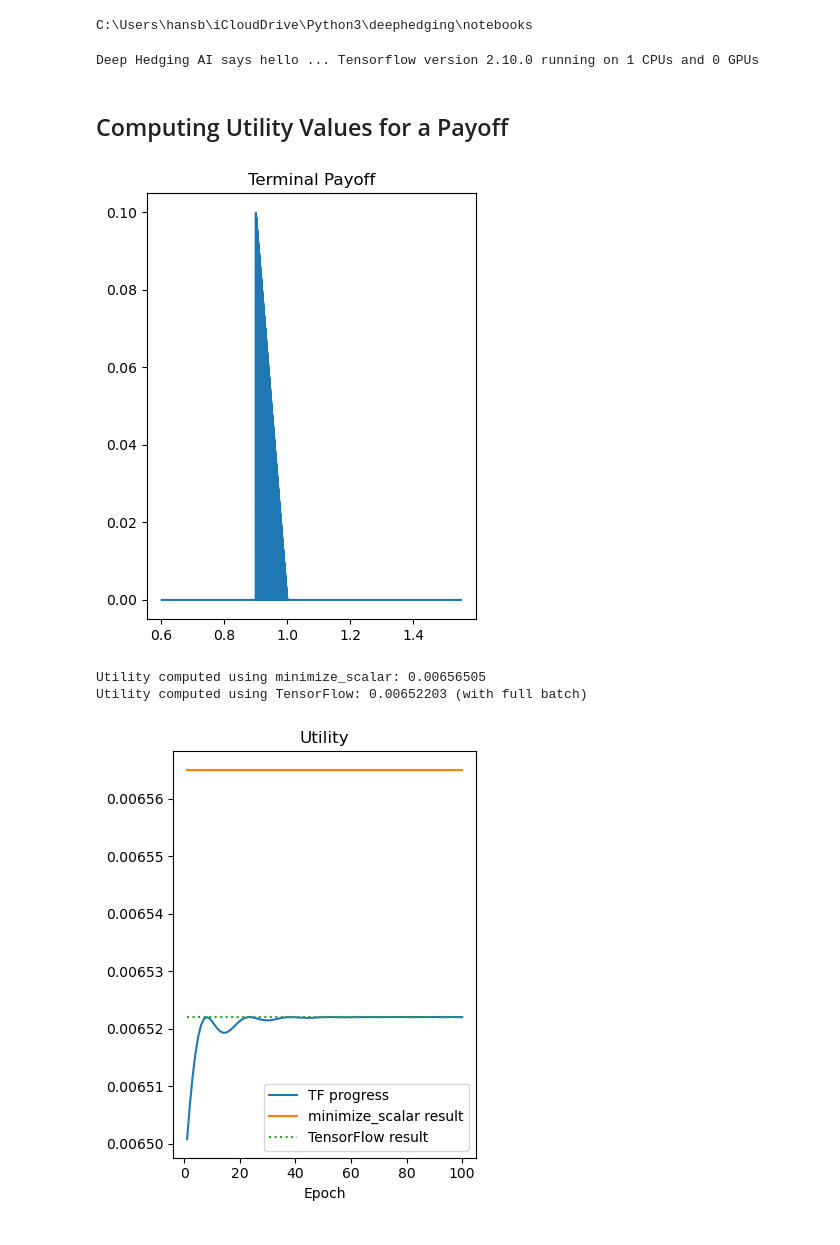
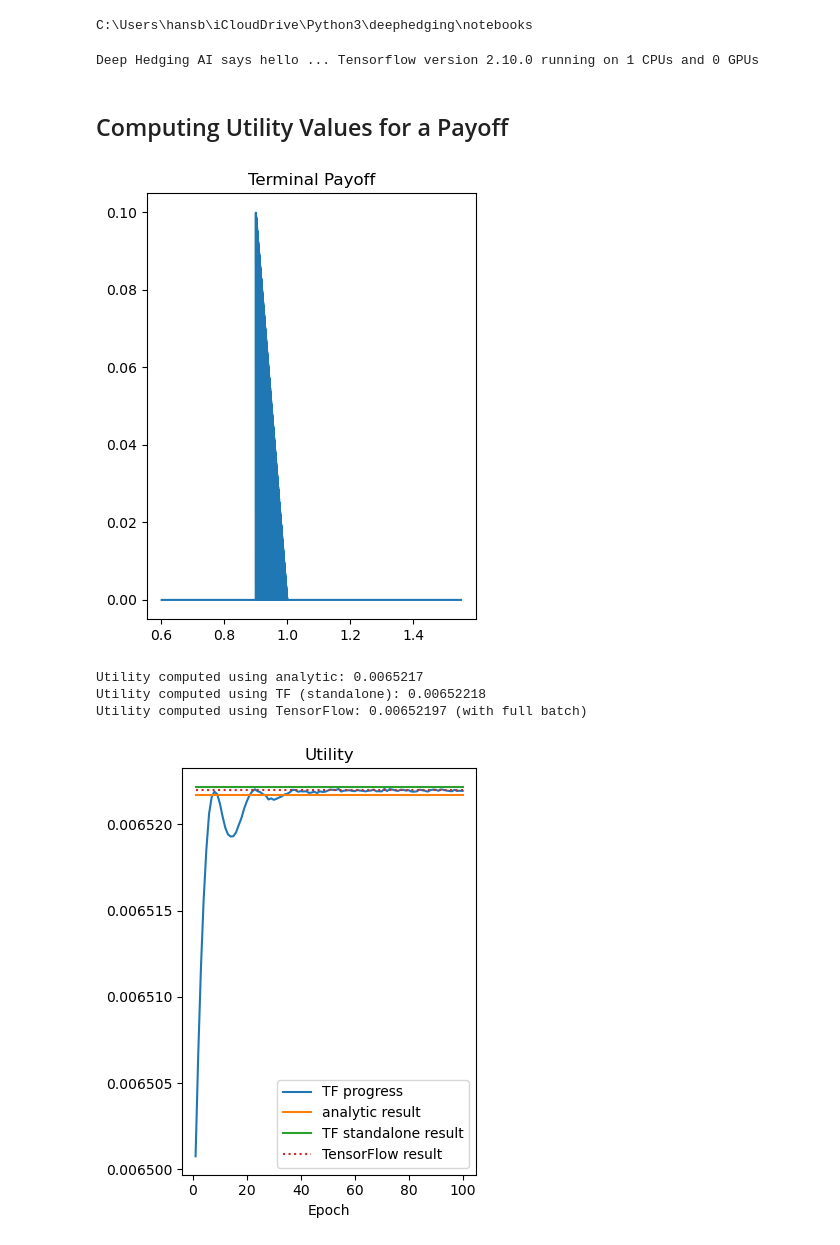
Before and after one commit to hansbuehler/deephedging, a Jupyter notebook: notebooks/utility0.ipynb, the cells around one changed output. Saved outputs shown, nothing was run; the diff lists cells and outputs as text; code cells hidden in the pictures.

Commit message:
Better analytical OCE utilities

```diff
--- a/notebooks/utility0.ipynb
+++ b/notebooks/utility0.ipynb
@@ -19,14 +19,19 @@ C:\Users\hansb\iCloudDrive\Python3\deephedging\notebooks
 # %%
 %matplotlib inline
 print("Deep Hedging AI says hello ... ", end='')
+
+import importlib as imp
+import deephedging.objectives as _
+imp.reload(_)
+
 from cdxbasics.config import Config
 from deephedging.trainer import train, train_utillity
 from deephedging.gym import VanillaDeepHedgingGym
 from deephedging.world import SimpleWorld_Spot_ATM
-from deephedging.objectives import MonetaryUtility
+from deephedging.objectives import MonetaryUtility, oce_utility
 import numpy as np
 
-from cdxbasics.dynaplot import figure
+from cdxbasics.dynaplot import figure, colors_tableau
 from IPython.display import display, Markdown
 
 # create world
@@ -75,7 +80,7 @@ fig.render()
 fig.close()
 
 uconfig = Config()
-uconfig.utility = "exp2"
+uconfig.utility = "exp"
 uconfig.lmbda = 1.
 
 utility = MonetaryUtility( uconfig )
@@ -83,40 +88,43 @@ utility = MonetaryUtility( uconfig )
 # compute utility with minimize_scalar
 # This will only work for utilities which are not state-dependent
 
-u1 = utility.compute_stateless_utility( world.tf_data['market']['payoff'], sample_weights=world.sample_weights )
-print("Utility computed using minimize_scalar: %g" % u1)
+u1 = oce_utility( uconfig("utility"), uconfig("lmbda"), world.tf_data['market']['payoff'], sample_weights=world.sample_weights, method=None )
+print( ("Utility computed using analytic: %g" % u1)  if not u1 is None else "No analytic solution")
+u2 = oce_utility( uconfig("utility"), uconfig("lmbda"), world.tf_data['market']['payoff'], sample_weights=world.sample_weights, method="minscalar" )
+print("Utility computed using TF (standalone): %g" % u2)
 
 # compute utility with tensorflow
 # this should work for all utillities, but is much slower
 
 tconfig = Config()
 tconfig.train.optimizer.name = "adam"
 tconfig.train.batch_size = world.nSamples # full sample size
 tconfig.train.epochs = 100
 tconfig.train.tf_verbose = 0
 
 u, u0, info = train_utillity( utility, world, config=tconfig )
 print("Utility computed using TensorFlow: %g (with full batch)" % u)
 
 fig = figure()
 ax = fig.add_subplot()
 ax.set_title("Utility")
 h  = - np.array( info.history['loss'] )
 l  = len(h)
 x  = np.linspace(1,l,l,endpoint=True)
 ax.set_xlabel("Epoch")
 ax.plot( x, h, label="TF progress")
-ax.plot( x, x*0. + u1, label="minimize_scalar result")
+if not u1 is None:ax.plot( x, x*0. + u1, label="analytic result")
+ax.plot( x, x*0. + u2, label="TF standalone result")
 ax.plot( x, x*0. + u , ":", label="TensorFlow result")
 ax.legend()
-fig.show()
 fig.close()
 # %% [output]
 Deep Hedging AI says hello ... Tensorflow version 2.10.0 running on 1 CPUs and 0 GPUs
 ## Computing Utility Values for a Payoff
 [figure]
-Utility computed using minimize_scalar: 0.00656505
-Utility computed using TensorFlow: 0.00652203 (with full batch)
+Utility computed using analytic: 0.0065217
+Utility computed using TF (standalone): 0.00652218
+Utility computed using TensorFlow: 0.00652197 (with full batch)
-[figure, old version]
+[figure, new version]
 # %%
 from tqdm import tqdm
```
Also changed, not shown: parts of 2 cells of this notebook, 5 other files.
